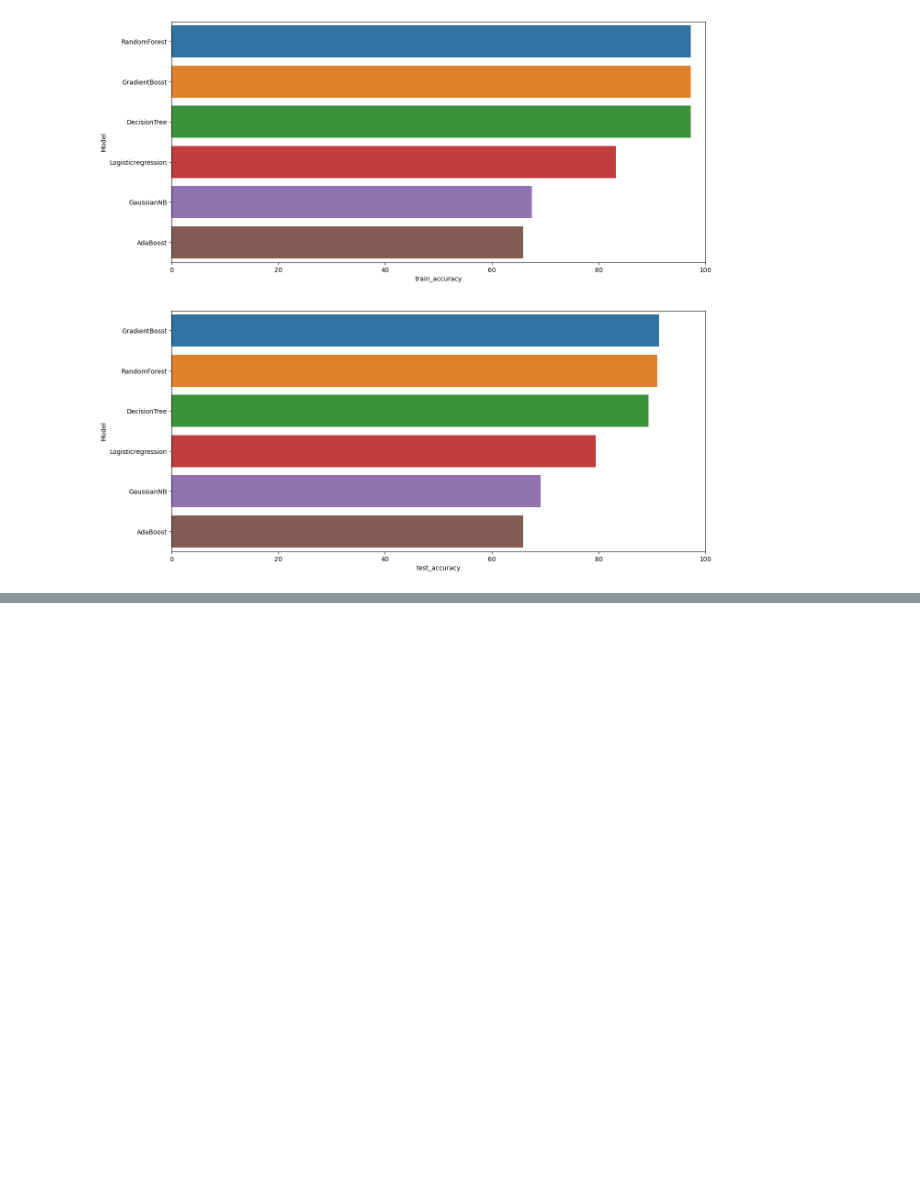
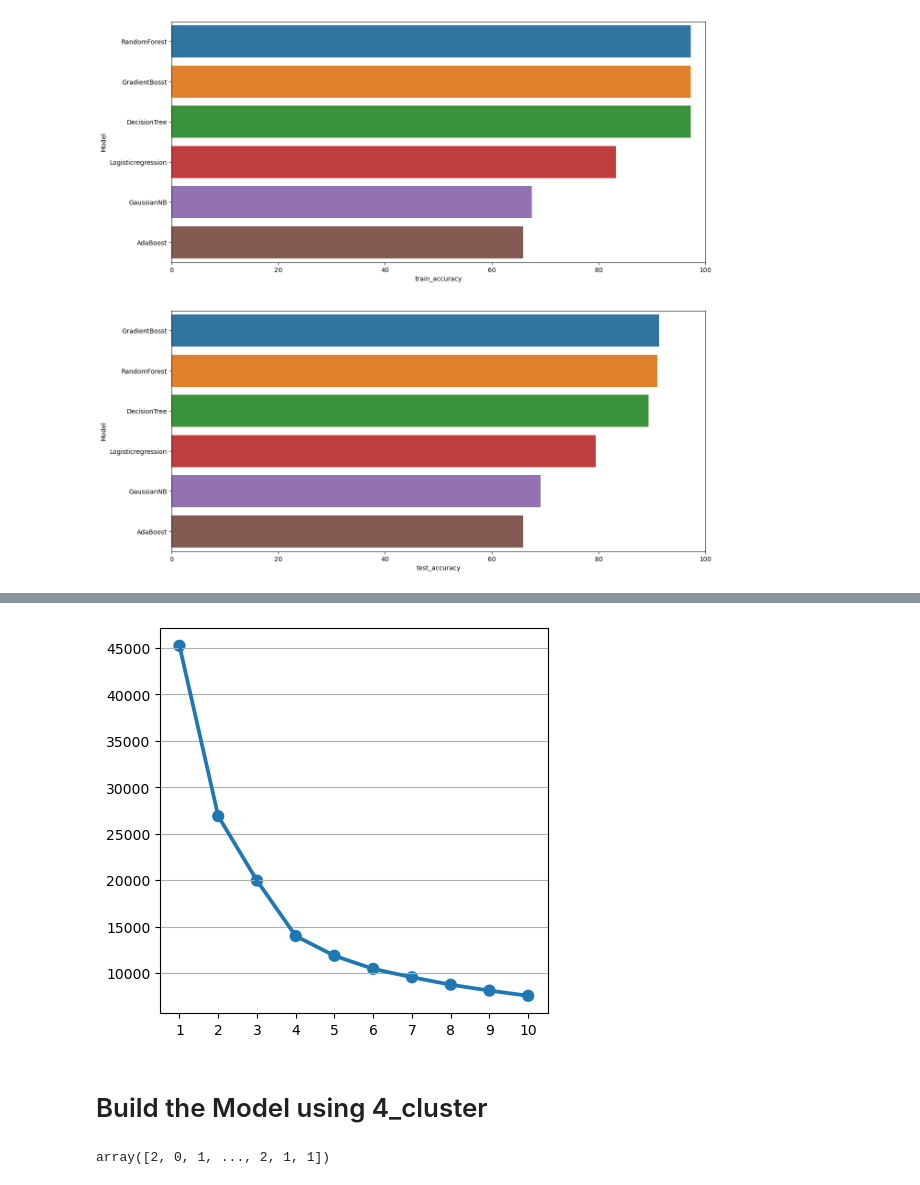
Before and after one commit to kazeemolaitanmusbau/Postgresql-Works, a Jupyter notebook: Untitled1.ipynb, the cells around one changed output, grey strips where cells are left out. Cells and saved outputs as stored; diff of their text form; code cells hidden in the pictures; blank space fills up the shorter version.

```diff
--- a/Untitled1.ipynb
+++ b/Untitled1.ipynb
@@ -198,0 +205,3 @@ ax[1].set_xlim([0, 100])
+# %%
+path = "C:/Users/pc/Desktop/1/Data Science/machine learning/Algorithm/Unsupervised/Clustering/"
+df = pd.read_csv(path + "unsupervise.csv")
@@ -198,0 +217,17 @@ ax[1].set_xlim([0, 100])
+# %%
+# code to determine the number of cluster(group)
+elbow = {} # empty dictionary
+for i in range(1, 11): # iterate from one to 10 to determine fit our dataset
+    model = KMeans(n_clusters=i)
+    model = model.fit(df)
+    elbow[i] = model.inertia_
+keys=list(elbow.keys())
+values=list(elbow.values())
+fig, ax = plt.subplots(figsize=(5,5))
+ax.grid(True)
+sns.pointplot(x=keys, y=values, ax=ax)
+plt.show()
+# %% [output]
+[figure, added]
+# %% [markdown]
+# Build the Model using 4_cluster
@@ -198,0 +237,5 @@ ax[1].set_xlim([0, 100])
+# %%
+# predict the class/group
+model.predict(df)
+# %% [output]
+array([2, 0, 1, ..., 2, 1, 1])
```
Also changed, not shown: parts of 11 cells of this notebook.
